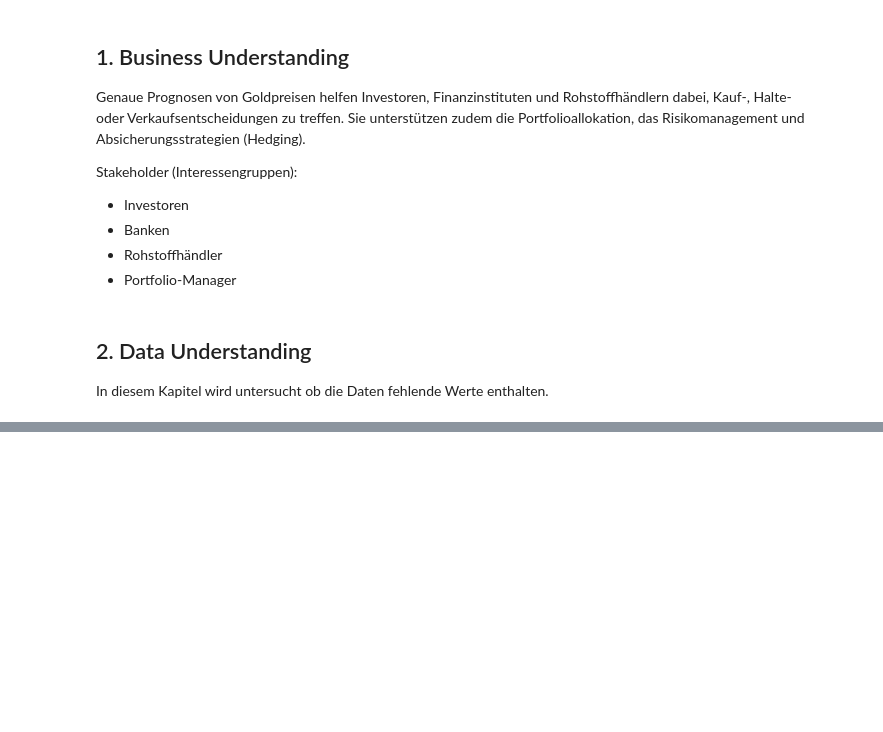
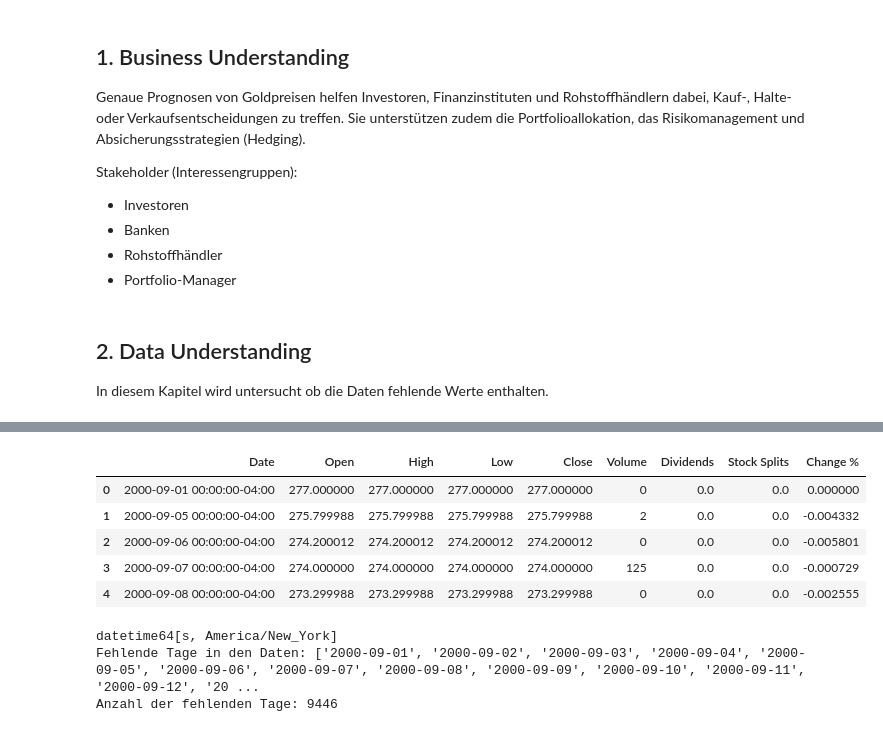
Before and after one commit to ia13400/AI_for_Business_Prognosis, a Jupyter notebook: Projekt/Notebooks/1_Business_Data_Understanding.ipynb, the cells around one changed output, grey strips where cells are left out. Drawn from its saved outputs; the diff is of its cells as text; code cells hidden in the pictures; blank space fills up the shorter version.

Commit message:
Current status - Missing Values analysis started

```diff
--- a/Projekt/Notebooks/1_Business_Data_Understanding.ipynb
+++ b/Projekt/Notebooks/1_Business_Data_Understanding.ipynb
@@ -112,0 +200,37 @@ df.fillna(0.0, inplace=True)
+# %%
+df_prep.head()
+# %% [output]
+|  | Date | Open | High | Low | Close | Volume | Dividends | Stock Splits | Change % |
+| 0 | 2000-09-01 00:00:00-04:00 | 277.000000 | 277.000000 | 277.000000 | 277.000000 | 0 | 0.0 | 0.0 | 0.000000 |
+| 1 | 2000-09-05 00:00:00-04:00 | 275.799988 | 275.799988 | 275.799988 | 275.799988 | 2 | 0.0 | 0.0 | -0.004332 |
+| 2 | 2000-09-06 00:00:00-04:00 | 274.200012 | 274.200012 | 274.200012 | 274.200012 | 0 | 0.0 | 0.0 | -0.005801 |
+| 3 | 2000-09-07 00:00:00-04:00 | 274.000000 | 274.000000 | 274.000000 | 274.000000 | 125 | 0.0 | 0.0 | -0.000729 |
+| 4 | 2000-09-08 00:00:00-04:00 | 273.299988 | 273.299988 | 273.299988 | 273.299988 | 0 | 0.0 | 0.0 | -0.002555 |
+# %%
+# Check ob Tage Fehlen
+# TODO - Methode funktioniert noch nicht. Aktuell werden alle Tage seit 01.09.2000 als Fehlend bemängelt.
+tf = df_prep['Date']
+
+def finde_fehlende_tage(tf, start="2000-09-01", ende="2026-07-12"):
+    soll_kalender = pd.date_range(start=start, end=ende, freq="D")
+    vorhanden = tf
+    # 3. Differenz ermitteln
+    fehlend = soll_kalender.difference(vorhanden)
+
+    return fehlend.strftime("%Y-%m-%d").tolist()
+
+# Automatische Auswertung
+print(df_prep['Date'].dtype)
+#print(df['Date'].dtype)
+fehlende_tage_lst = finde_fehlende_tage(df_prep['Date'])
+#fehlende_tage_lst2 = finde_fehlende_tage(df['Date'])
+print("Fehlende Tage in den Daten:", fehlende_tage_lst)
+
+print("Anzahl der fehlenden Tage:", len(fehlende_tage_lst))
+#print("Fehlende Tage in den Daten:", fehlende_tage_lst2)
+
+#print("Anzahl der fehlenden Tage:", len(fehlende_tage_lst2))
+# %% [output]
+datetime64[s, America/New_York]
+Fehlende Tage in den Daten: ['2000-09-01', '2000-09-02', '2000-09-03', '2000-09-04', '2000-09-05', '2000-09-06', '2000-09-07', '2000-09-08', '2000-09-09', '2000-09-10', '2000-09-11', '2000-09-12', '20 ...
+Anzahl der fehlenden Tage: 9446
```
Also changed, not shown: parts of 29 cells of this notebook.
